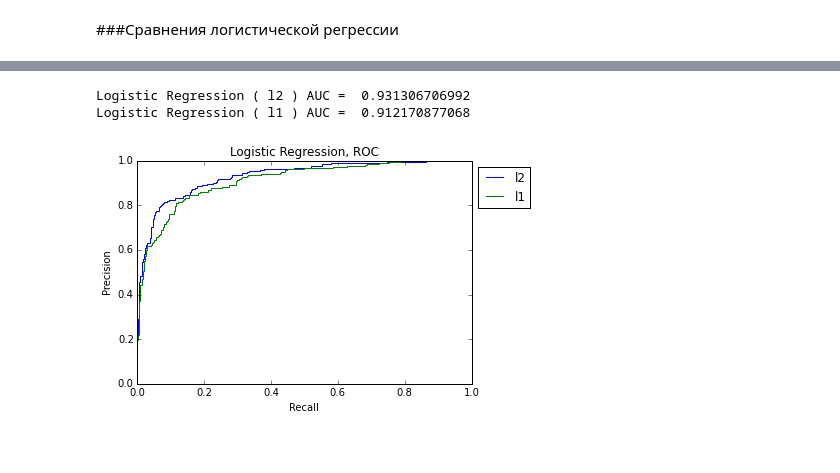
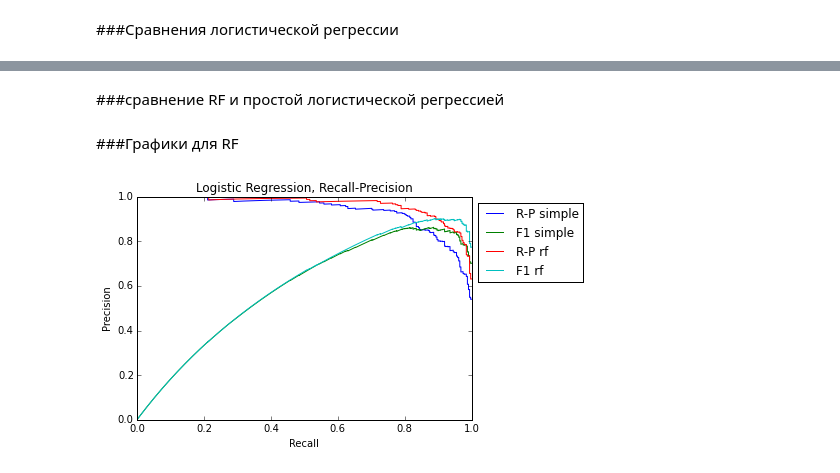
Before and after one commit to ermakovpetr/posneg, a Jupyter notebook: main.ipynb, the cells around one changed output, grey strips where cells are left out. Cells and saved outputs as stored; diff of their text form; code cells hidden in the pictures.

```diff
--- a/main.ipynb
+++ b/main.ipynb
@@ -30,8 +32,8 @@ pos_texts = data_pos.keys()
 neg_texts = data_neg.keys()
 all_texts = pos_texts + neg_texts
 
-N_POS_TEXT = len(pos_texts)
-N_NEG_TEXT = len(neg_texts)
+N_POS_TEXTS = len(pos_texts)
+N_NEG_TEXTS = len(neg_texts)
 target = [1]*N_POS_TEXT + [0]*N_NEG_TEXT
 # %% [markdown]
 ###Матрица частотности
@@ -58,8 +60,8 @@ def get_after_rf_matrix(in_matrix, in_matrix_bin, IN_N_POS_TEXTS, IN_N_NEG_TEXTS
     neg_rf_prepare = in_matrix_bin[IN_N_POS_TEXTS:].sum(axis=0)
     pos_rf = numpy.array([math.log( 2 + (x / max(1,y)) , 2) for x,y in zip(pos_rf_prepare, neg_rf_prepare)])
     neg_rf = numpy.array([math.log( 2 + (x / max(1,y)) , 2) for x,y in zip(neg_rf_prepare, pos_rf_prepare)])
-    l_pos = pos_rf.argsort()[out_n_features//2:]
-    l_neg = neg_rf.argsort()[out_n_features//2:]
+    l_pos = pos_rf.argsort()[-out_n_features//2:]
+    l_neg = neg_rf.argsort()[-out_n_features//2:]
     return (in_matrix.transpose()[list(set(l_pos) | set(l_neg))]).transpose()
 # %% [markdown]
 ###Кросс-валидация
@@ -110,6 +122,13 @@ logistic_reg_pr(Y_test, logreg_1_predicted, label='l2'); logistic_reg_pr(Y_test,
-# %%
-logistic_reg_roc(Y_test, logreg_1_predicted, label='l2'); logistic_reg_roc(Y_test, logreg_2_predicted, label='l1')
-# %% [output]
-Logistic Regression ( l2 ) AUC =  0.931306706992
-Logistic Regression ( l1 ) AUC =  0.912170877068
-[figure, removed]
+# %% [markdown]
+###сравнение RF и простой логистической регрессией
+# %%
+rf_2000_matrix = get_after_rf_matrix(matrix_counts, matrix_counts_bin, N_POS_TEXTS, N_NEG_TEXTS, 5000)
+X_train, X_test, Y_train, Y_test = cross_valid(rf_2000_matrix, target)
+logreg_3_predicted = logistic_reg(X_train, X_test, Y_train)
+# %% [markdown]
+###Графики для RF
+# %%
+rp_curve('Logistic Regression, Recall-Precision', Y_test, logreg_1_predicted, label='simple')
+rp_curve('Logistic Regression, Recall-Precision', Y_test, logreg_3_predicted, label='rf')
+# %% [output]
+[figure, added]
```
Also changed, not shown: parts of 8 cells of this notebook, 2 other files.
